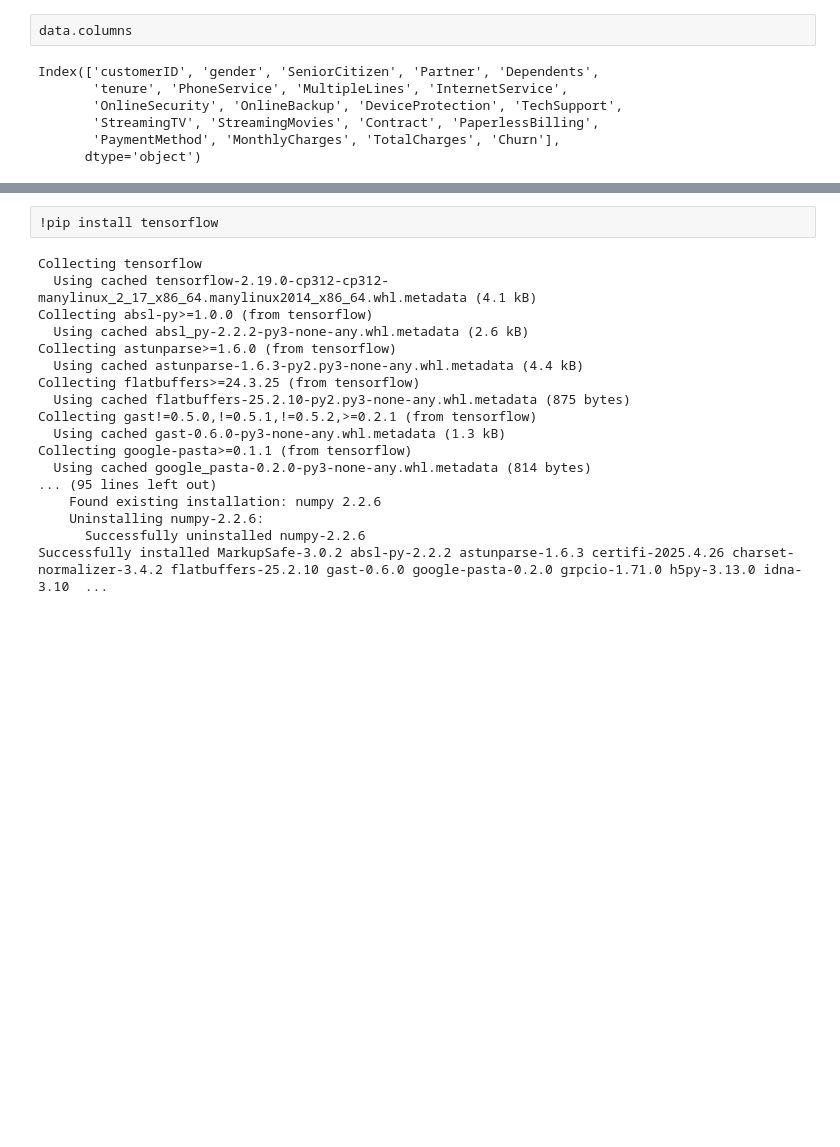
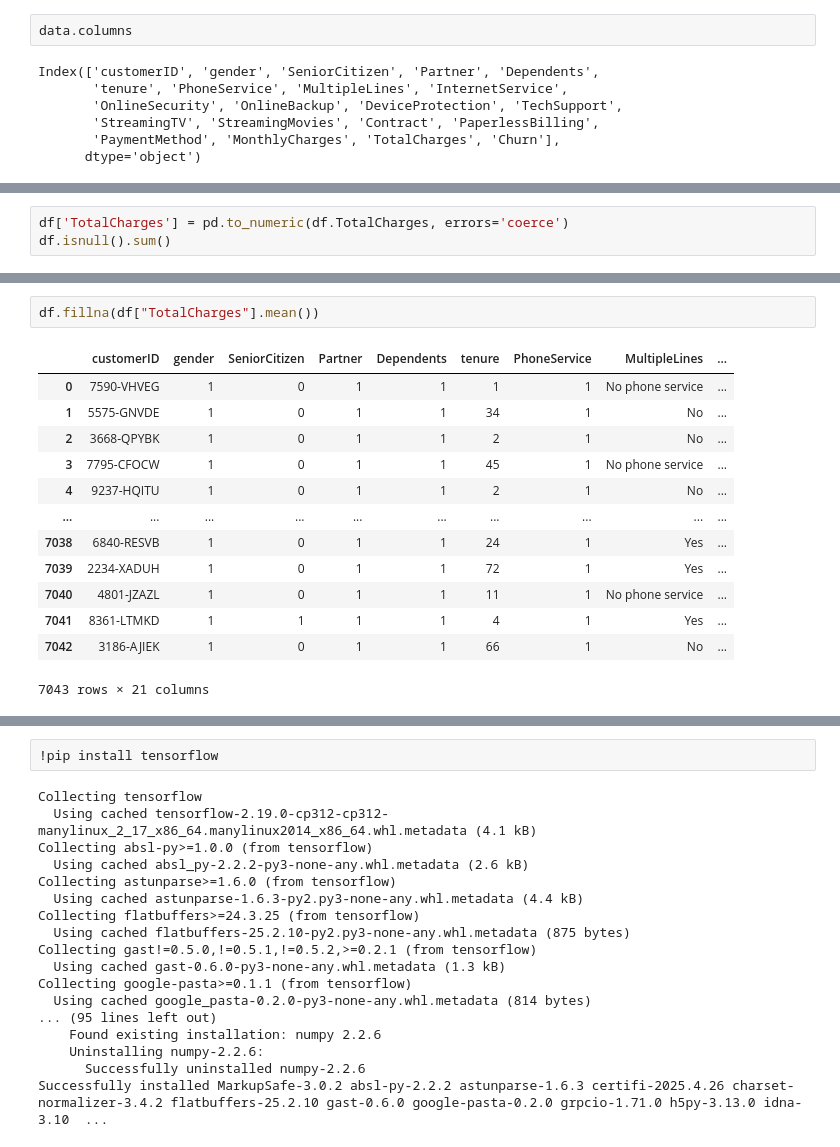
Before and after one commit to A-Delvoye/TelcoNova_DeepL, a Jupyter notebook: notebooks/Vic/jupantoine_notebook.ipynb, the cells around one changed output, grey strips where cells are left out. Cells and saved outputs as stored; diff of their text form; blank space fills up the shorter version.

```diff
--- a/notebooks/Vic/jupantoine_notebook.ipynb
+++ b/notebooks/Vic/jupantoine_notebook.ipynb
@@ -22,0 +109,3 @@ Index(['customerID', 'gender', 'SeniorCitizen', 'Partner', 'Dependents',
+# %%
+df['TotalCharges'] = pd.to_numeric(df.TotalCharges, errors='coerce')
+df.isnull().sum()
@@ -22,0 +130,16 @@ Index(['customerID', 'gender', 'SeniorCitizen', 'Partner', 'Dependents',
+# %%
+df.fillna(df["TotalCharges"].mean())
+# %% [output]
+|  | customerID | gender | SeniorCitizen | Partner | Dependents | tenure | PhoneService | MultipleLines | ... |
+| 0 | 7590-VHVEG | 1 | 0 | 1 | 1 | 1 | 1 | No phone service | ... |
+| 1 | 5575-GNVDE | 1 | 0 | 1 | 1 | 34 | 1 | No | ... |
+| 2 | 3668-QPYBK | 1 | 0 | 1 | 1 | 2 | 1 | No | ... |
+| 3 | 7795-CFOCW | 1 | 0 | 1 | 1 | 45 | 1 | No phone service | ... |
+| 4 | 9237-HQITU | 1 | 0 | 1 | 1 | 2 | 1 | No | ... |
+| ... | ... | ... | ... | ... | ... | ... | ... | ... | ... |
+| 7038 | 6840-RESVB | 1 | 0 | 1 | 1 | 24 | 1 | Yes | ... |
+| 7039 | 2234-XADUH | 1 | 0 | 1 | 1 | 72 | 1 | Yes | ... |
+| 7040 | 4801-JZAZL | 1 | 0 | 1 | 1 | 11 | 1 | No phone service | ... |
+| 7041 | 8361-LTMKD | 1 | 1 | 1 | 1 | 4 | 1 | Yes | ... |
+| 7042 | 3186-AJIEK | 1 | 0 | 1 | 1 | 66 | 1 | No | ... |
+7043 rows × 21 columns
```
Also changed, not shown: parts of 10 cells of this notebook.
